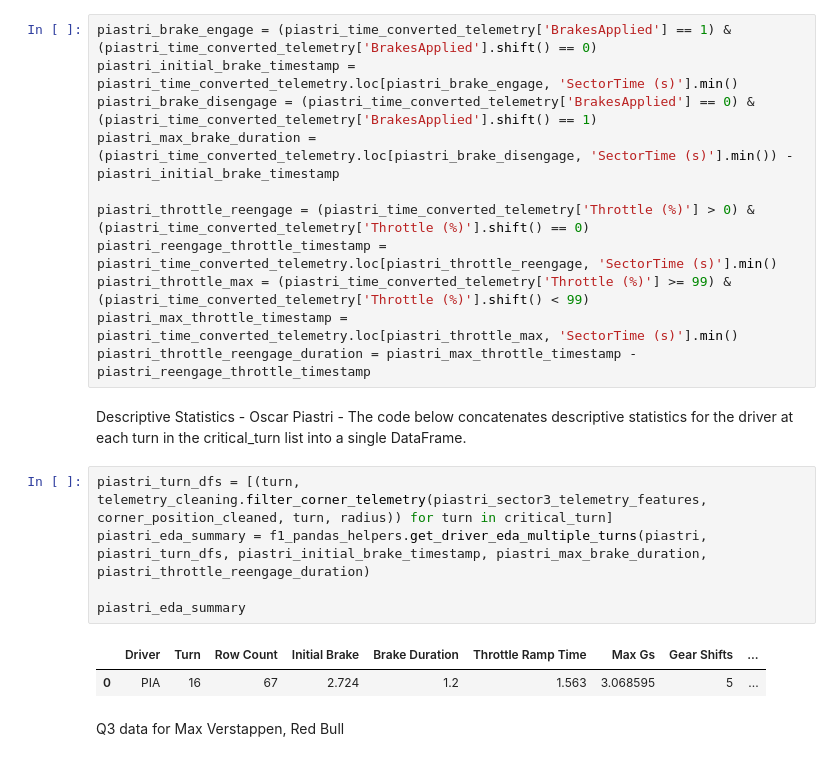
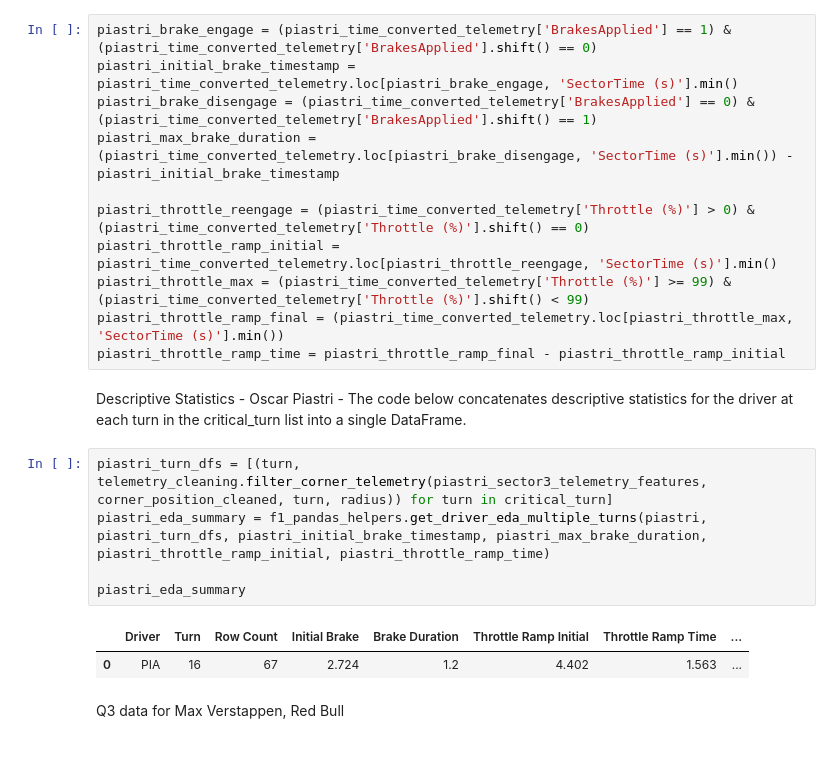
Before and after one commit to PESIII23/f1-driving-style-analytics-tool, a Jupyter notebook: notebooks/02_multi_driver_analysis copy.ipynb, the cells around one changed output. Drawn from its saved outputs; the diff is of its cells as text.

```diff
--- a/notebooks/02_multi_driver_analysis copy.ipynb
+++ b/notebooks/02_multi_driver_analysis copy.ipynb
@@ -167,20 +182,20 @@ piastri_brake_disengage = (piastri_time_converted_telemetry['BrakesApplied'] ==
 piastri_max_brake_duration = (piastri_time_converted_telemetry.loc[piastri_brake_disengage, 'SectorTime (s)'].min()) - piastri_initial_brake_timestamp
 
 piastri_throttle_reengage = (piastri_time_converted_telemetry['Throttle (%)'] > 0) & (piastri_time_converted_telemetry['Throttle (%)'].shift() == 0)
-piastri_reengage_throttle_timestamp = piastri_time_converted_telemetry.loc[piastri_throttle_reengage, 'SectorTime (s)'].min()
+piastri_throttle_ramp_initial = piastri_time_converted_telemetry.loc[piastri_throttle_reengage, 'SectorTime (s)'].min()
 piastri_throttle_max = (piastri_time_converted_telemetry['Throttle (%)'] >= 99) & (piastri_time_converted_telemetry['Throttle (%)'].shift() < 99)
-piastri_max_throttle_timestamp = piastri_time_converted_telemetry.loc[piastri_throttle_max, 'SectorTime (s)'].min()
-piastri_throttle_reengage_duration = piastri_max_throttle_timestamp - piastri_reengage_throttle_timestamp
+piastri_throttle_ramp_final = (piastri_time_converted_telemetry.loc[piastri_throttle_max, 'SectorTime (s)'].min())
+piastri_throttle_ramp_time = piastri_throttle_ramp_final - piastri_throttle_ramp_initial
 # %% [markdown]
 Descriptive Statistics - Oscar Piastri - The code below concatenates descriptive statistics for the driver at each turn in the critical_turn list into a single DataFrame.
 # %%
 piastri_turn_dfs = [(turn, telemetry_cleaning.filter_corner_telemetry(piastri_sector3_telemetry_features, corner_position_cleaned, turn, radius)) for turn in critical_turn]
-piastri_eda_summary = f1_pandas_helpers.get_driver_eda_multiple_turns(piastri, piastri_turn_dfs, piastri_initial_brake_timestamp, piastri_max_brake_duration, piastri_throttle_reengage_duration)
+piastri_eda_summary = f1_pandas_helpers.get_driver_eda_multiple_turns(piastri, piastri_turn_dfs, piastri_initial_brake_timestamp, piastri_max_brake_duration, piastri_throttle_ramp_initial, piastri_throttle_ramp_time)
 
 piastri_eda_summary
 # %% [output]
-|  | Driver | Turn | Row Count | Initial Brake | Brake Duration | Throttle Ramp Time | Max Gs | Gear Shifts | ... |
-| 0 | PIA | 16 | 67 | 2.724 | 1.2 | 1.563 | 3.068595 | 5 | ... |
+|  | Driver | Turn | Row Count | Initial Brake | Brake Duration | Throttle Ramp Initial | Throttle Ramp Time | ... |
+| 0 | PIA | 16 | 67 | 2.724 | 1.2 | 4.402 | 1.563 | ... |
 # %% [markdown]
 Q3 data for Max Verstappen, Red Bull
 # %%
```
Also changed, not shown: parts of 30 cells of this notebook, 1 other file.
